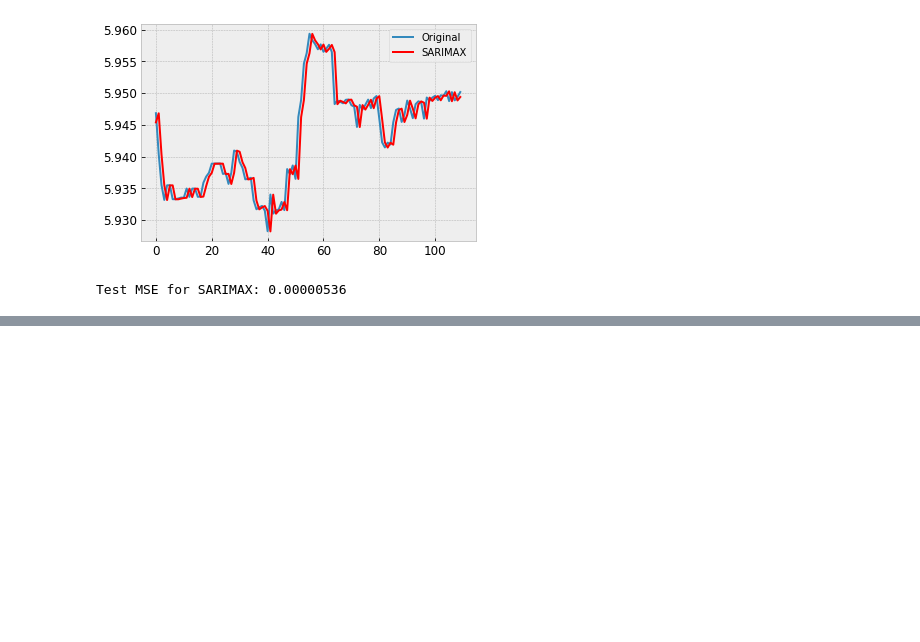
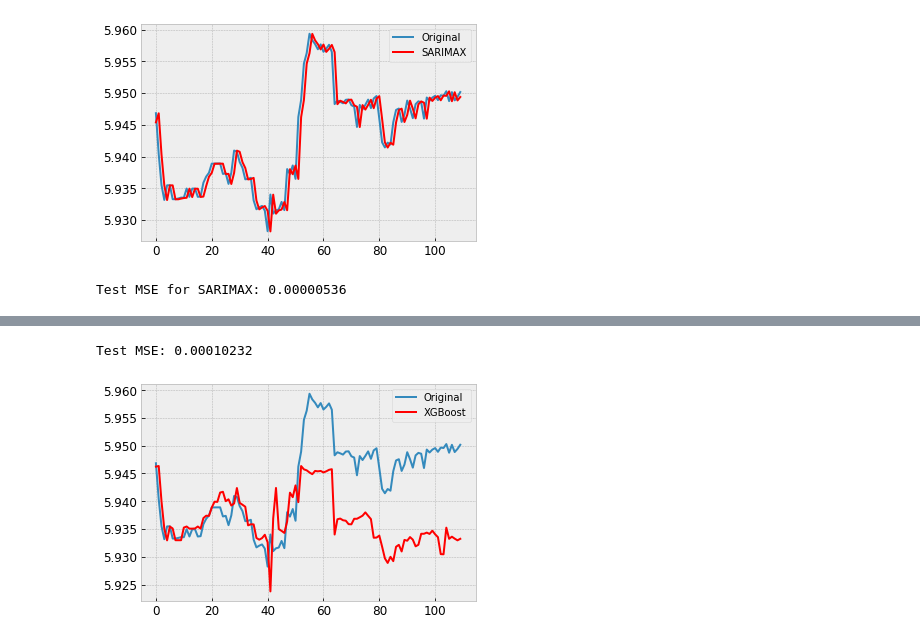
Before and after one commit to aburak256/Currency-with-Twitter, a Jupyter notebook: Project.ipynb, the cells around one changed output, grey strips where cells are left out. Drawn from its saved outputs; the diff is of its cells as text; code cells hidden in the pictures; blank space fills up the shorter version.

```diff
--- a/Project.ipynb
+++ b/Project.ipynb
@@ -696,0 +719,16 @@ X_train_df
+# %%
+reg = xgb.XGBRegressor(objective ='reg:squarederror',n_estimators=1000)
+reg.fit(X_train, y_train,
+       verbose=False) # Change verbose to True if you want to see it train
+yhat = reg.predict(X_test)
+resultsDict['XGBoost'] = evaluate(df_test.Rate, yhat)
+predictionsDict['XGBoost'] = yhat
+# %%
+plt.plot(df_test.Rate.values , label='Original')
+plt.plot(yhat,color='red',label='XGBoost')
+plt.legend()
+error = mean_squared_error(df_test.Rate, yhat)
+print('Test MSE: %.8f' % error)
+# %% [output]
+Test MSE: 0.00010232
+[figure, added]
```
Also changed, not shown: parts of 15 cells of this notebook.
